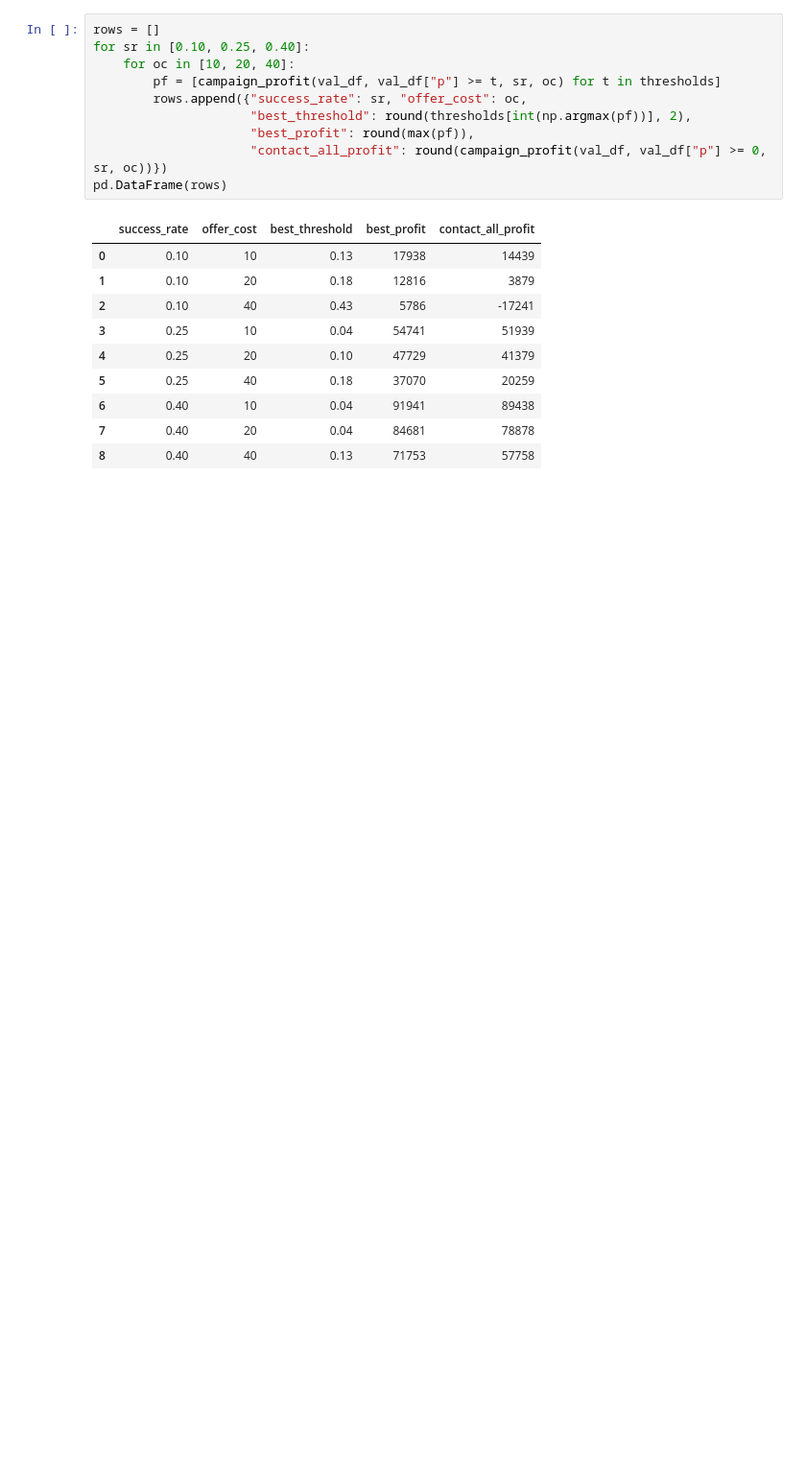
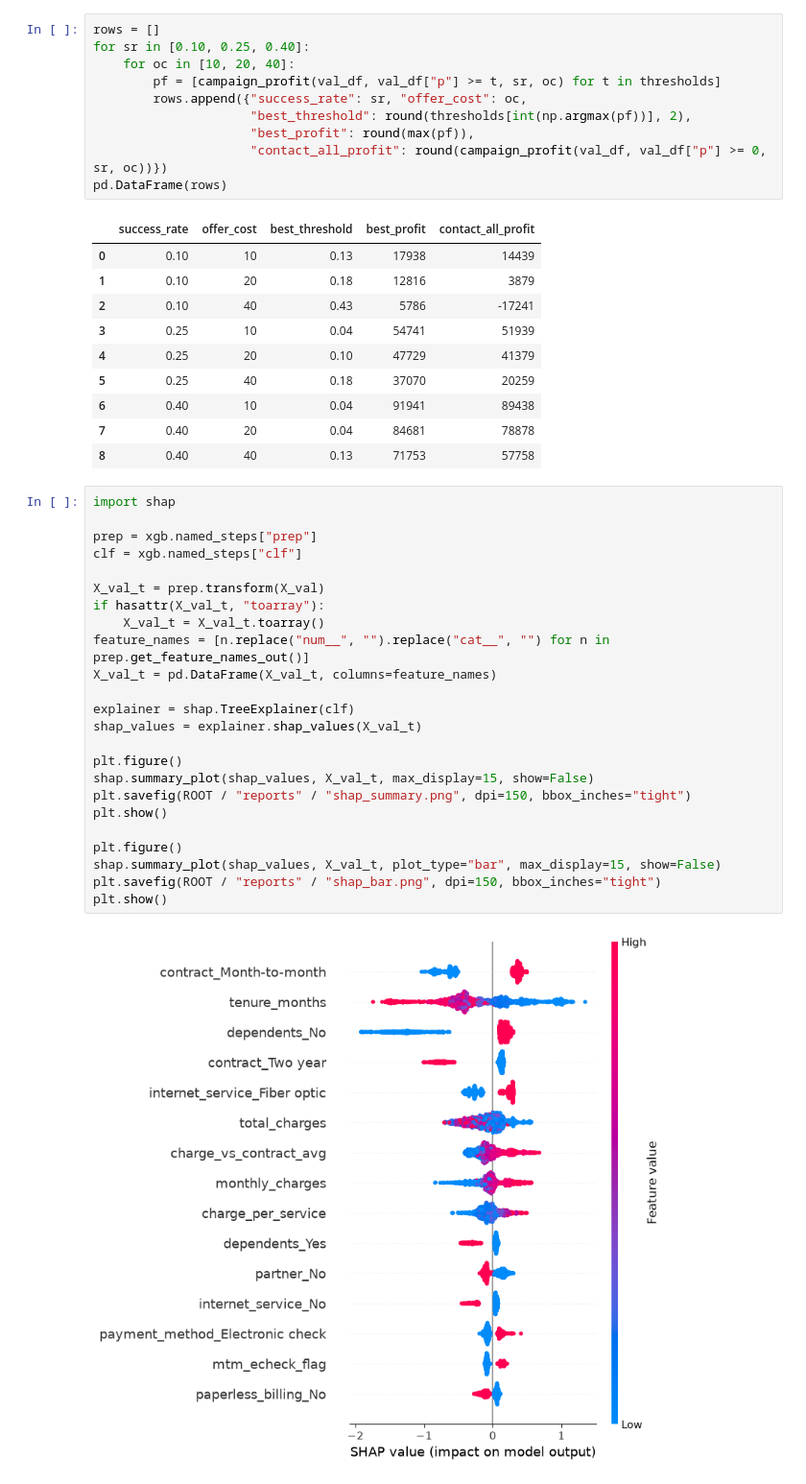
Before and after one commit to saragirl2003/customer-churn-retention, a Jupyter notebook: notebooks/06_modeling.ipynb, the cells around one changed output. Shown at 96% size. Drawn from its saved outputs; the diff is of its cells as text; blank space fills up the shorter version.

```diff
--- a/notebooks/06_modeling.ipynb
+++ b/notebooks/06_modeling.ipynb
@@ -247,3 +247,29 @@ pd.DataFrame(rows)
 | 6 | 0.40 | 10 | 0.04 | 91941 | 89438 |
 | 7 | 0.40 | 20 | 0.04 | 84681 | 78878 |
 | 8 | 0.40 | 40 | 0.13 | 71753 | 57758 |
+# %%
+import shap
+
+prep = xgb.named_steps["prep"]
+clf = xgb.named_steps["clf"]
+
+X_val_t = prep.transform(X_val)
+if hasattr(X_val_t, "toarray"):
+    X_val_t = X_val_t.toarray()
+feature_names = [n.replace("num__", "").replace("cat__", "") for n in prep.get_feature_names_out()]
+X_val_t = pd.DataFrame(X_val_t, columns=feature_names)
+
+explainer = shap.TreeExplainer(clf)
+shap_values = explainer.shap_values(X_val_t)
+
+plt.figure()
+shap.summary_plot(shap_values, X_val_t, max_display=15, show=False)
+plt.savefig(ROOT / "reports" / "shap_summary.png", dpi=150, bbox_inches="tight")
+plt.show()
+
+plt.figure()
+shap.summary_plot(shap_values, X_val_t, plot_type="bar", max_display=15, show=False)
+plt.savefig(ROOT / "reports" / "shap_bar.png", dpi=150, bbox_inches="tight")
+plt.show()
+# %% [output]
+[figure, added]
```
Also changed, not shown: parts of 7 cells of this notebook, 7 other files.
